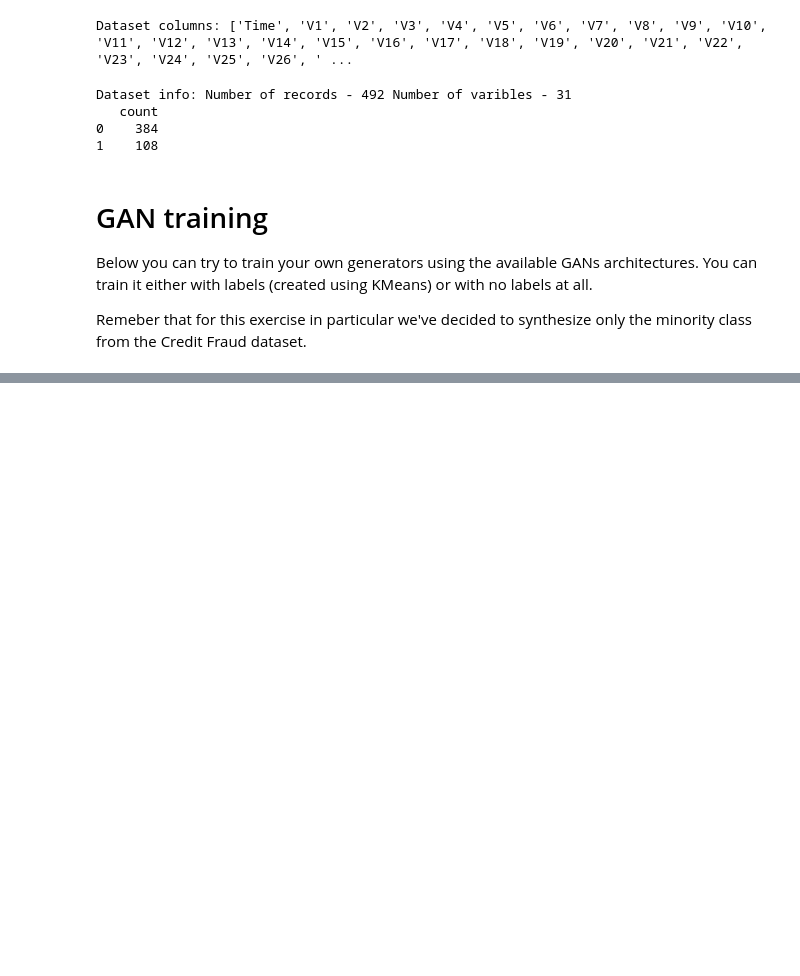
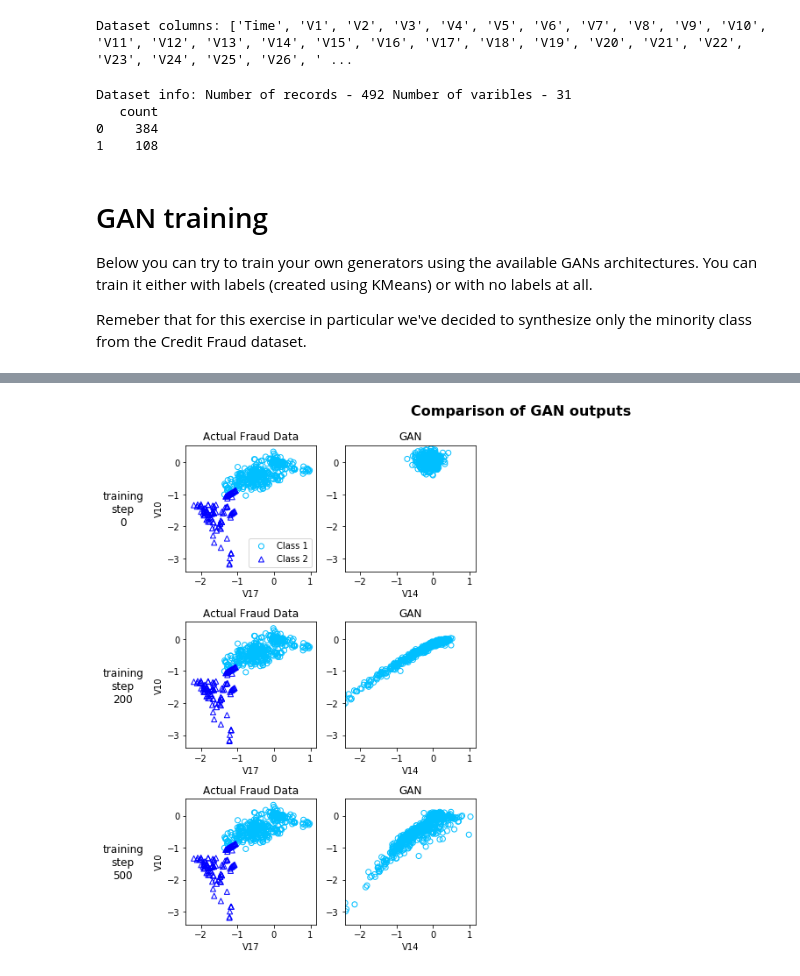
Before and after one commit to ydataai/ydata-synthetic, a Jupyter notebook: example.ipynb, the cells around one changed output, grey strips where cells are left out. Cells and saved outputs as stored; diff of their text form; code cells hidden in the pictures; blank space fills up the shorter version.

Commit message:
fix(gan): Example visualization correction

```diff
--- a/example.ipynb
+++ b/example.ipynb
@@ -155,3 +162,5 @@ synthesizer.discriminator.summary()
+# %%
+models = {'GAN': ['GAN', False, synthesizer.generator]}
 # %%
 # Setup parameters visualization parameters
 seed = 17
@@ -169,31 +178,68 @@ colors = ['deepskyblue','blue']
 markers = ['o','^']
 class_labels = ['Class 1','Class 2']
 
 col1, col2 = 'V17', 'V10'
 
 base_dir = 'cache/'
 
 #Actual fraud data visualization
-model_steps = [ 0, 200, 500, 1000, 5000]
+model_steps = [ 0, 200, 500]
 rows = len(model_steps)
 columns = 5
 
 axarr = [[]]*len(model_steps)
 
 fig = plt.figure(figsize=(14,rows*3))
 
 for model_step_ix, model_step in enumerate(model_steps):
     axarr[model_step_ix] = plt.subplot(rows, columns, model_step_ix*columns + 1)
 
     for group, color, marker, label in zip(real_samples.groupby('Class_1'), colors, markers, class_labels ):
         plt.scatter( group[1][[col1]], group[1][[col2]],
                          label=label, marker=marker, edgecolors=color, facecolors='none' )
 
     plt.title('Actual Fraud Data')
     plt.ylabel(col2) # Only add y label to left plot
     plt.xlabel(col1)
     xlims, ylims = axarr[model_step_ix].get_xlim(), axarr[model_step_ix].get_ylim()
 
     if model_step_ix == 0:
         legend = plt.legend()
         legend.get_frame().set_facecolor('white')
+
+    for i, model_name in enumerate( model_names[:] ):
+
+        [model_name, with_class, generator_model] = models[model_name]
+
+        generator_model.load_weights( base_dir + '_generator_model_weights_step_'+str(model_step)+'.h5')
+
+        ax = plt.subplot(rows, columns, model_step_ix*columns + 1 + (i+1) )
+
+        if with_class:
+            g_z = generator_model.predict([z, labels])
+            gen_samples = pd.DataFrame(g_z, columns=data_cols+label_cols)
+            for group, color, marker, label in zip( gen_samples.groupby('Class_1'), colors, markers, class_labels ):
+                plt.scatter( group[1][[col1]], group[1][[col2]],
+                                 label=label, marker=marker, edgecolors=color, facecolors='none' )
+        else:
+            g_z = generator_model.predict(z)
+            gen_samples = pd.DataFrame(g_z, columns=data_cols+['label'])
+            gen_samples.to_csv('Generated_sample.csv')
+            plt.scatter( gen_samples[[col1]], gen_samples[[col2]],
+                             label=class_labels[0], marker=markers[0], edgecolors=colors[0], facecolors='none' )
+        plt.title(model_name)
+        plt.xlabel(data_cols[0])
+        ax.set_xlim(xlims), ax.set_ylim(ylims)
+
+plt.suptitle('Comparison of GAN outputs', size=16, fontweight='bold')
+plt.tight_layout(rect=[0.075,0,1,0.95])
+
+# Adding text labels for traning steps
+vpositions = np.array([ i._position.bounds[1] for i in axarr ])
+vpositions += ((vpositions[0] - vpositions[1]) * 0.35 )
+for model_step_ix, model_step in enumerate( model_steps ):
+    fig.text( 0.05, vpositions[model_step_ix], 'training\nstep\n'+str(model_step), ha='center', va='center', size=12)
+
+plt.savefig('Comparison_of_GAN_outputs.png')
+# %% [output]
+[figure, added]
```
Also changed, not shown: parts of 10 cells of this notebook.
